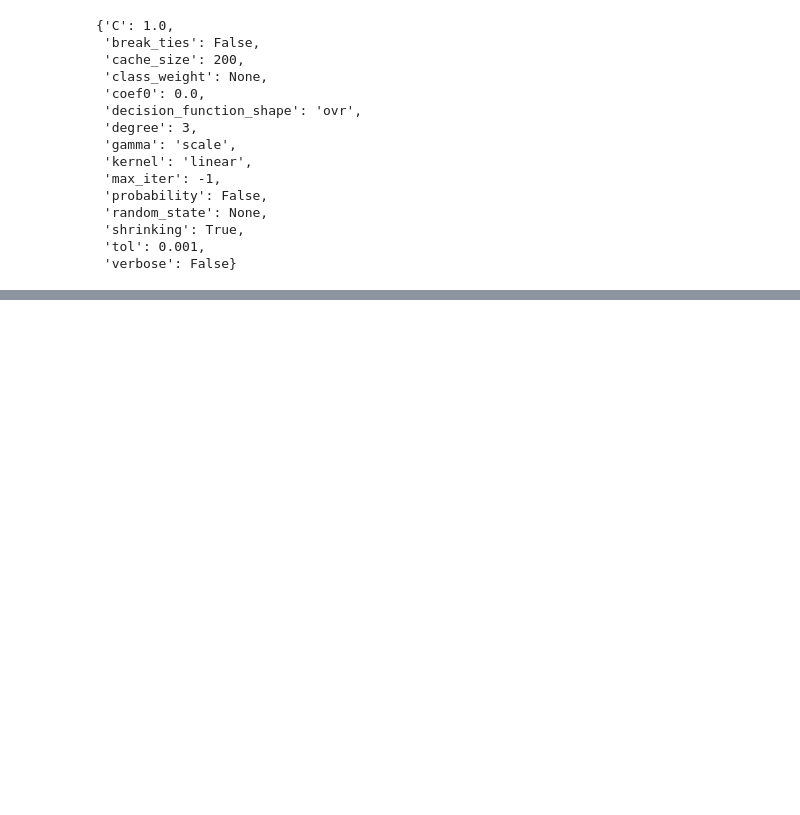
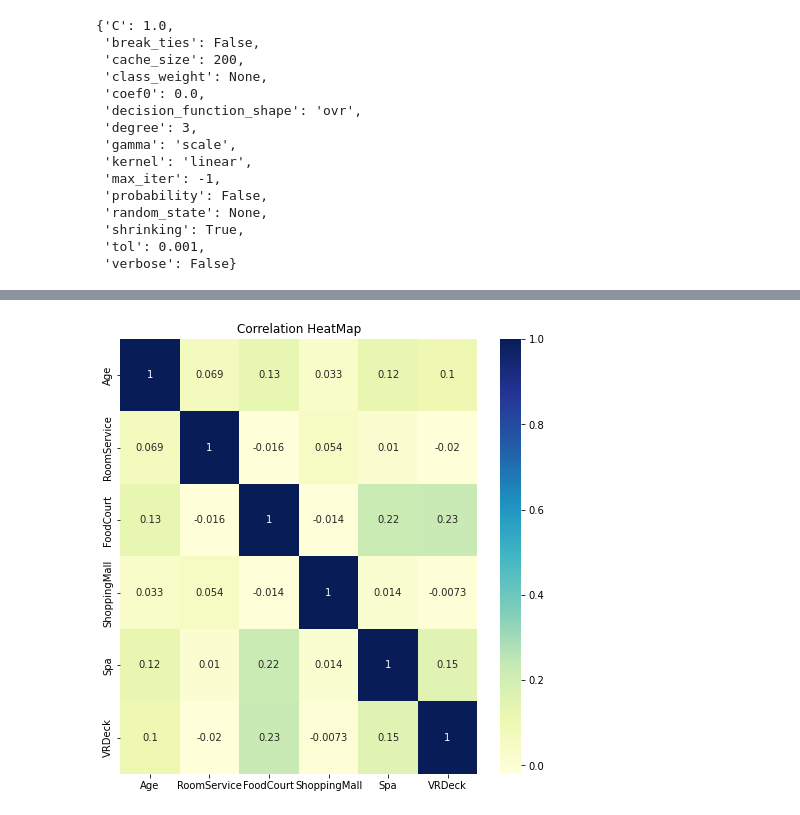
Before and after one commit to lorcanrae/spaceship-titanic, a Jupyter notebook: notebooks/lorcanrae-spacetitanic-EDA-Copy1.ipynb, the cells around one changed output, grey strips where cells are left out. Cells and saved outputs as stored; diff of their text form; code cells hidden in the pictures; blank space fills up the shorter version.

```diff
--- a/notebooks/lorcanrae-spacetitanic-EDA-Copy1.ipynb
+++ b/notebooks/lorcanrae-spacetitanic-EDA-Copy1.ipynb
@@ -417,0 +428,7 @@ svc_lin.get_params()
+# %%
+plt.figure(figsize=(8, 8))
+sns.heatmap(X_train_pipe.corr(), cmap='YlGnBu', annot=True)
+plt.title('Correlation HeatMap', fontsize=12)
+plt.show()
+# %% [output]
+[figure, added]
```
Also changed, not shown: parts of 1 cell of this notebook, 2 other files.
